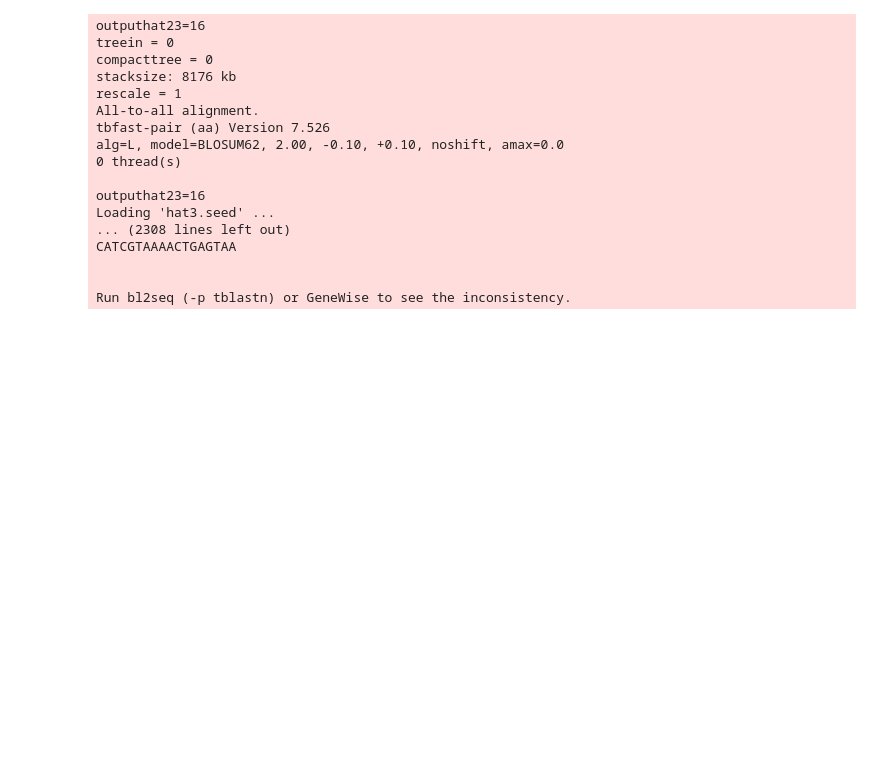
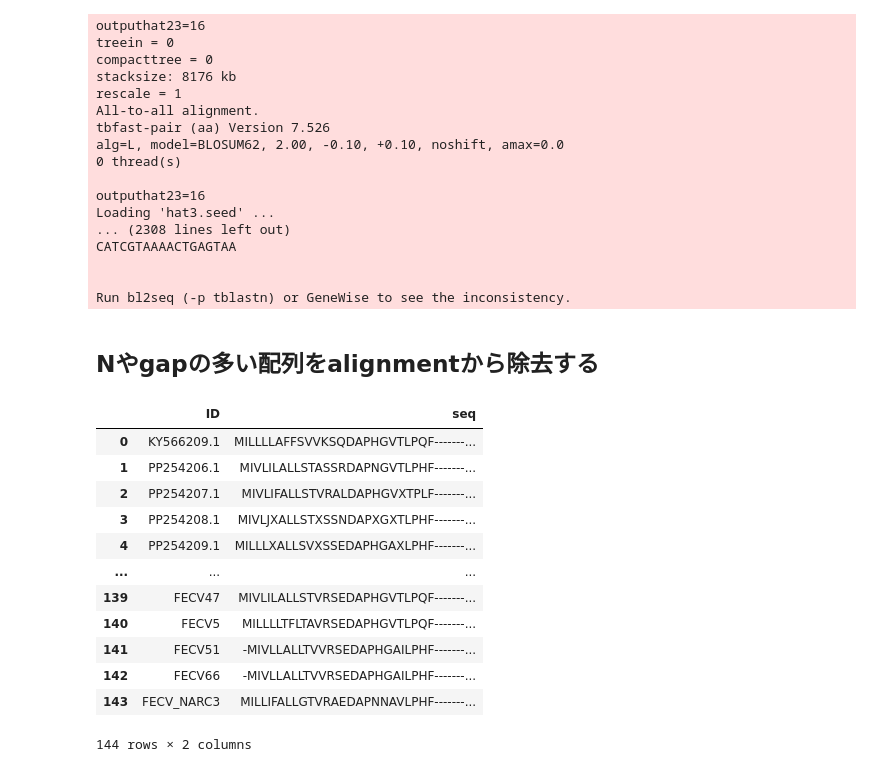
Before and after one commit to skawakubo/FCoV-evolution, a Jupyter notebook: FCoV_wg/250822/extractORF.ipynb, the cells around one changed output. Drawn from its saved outputs; the diff is of its cells as text; code cells hidden in the pictures; blank space fills up the shorter version.

```diff
--- a/FCoV_wg/250822/extractORF.ipynb
+++ b/FCoV_wg/250822/extractORF.ipynb
@@ -189,3 +189,5 @@ CATCGTAAAACTGAGTAA
 
 
 Run bl2seq (-p tblastn) or GeneWise to see the inconsistency.
+# %% [markdown]
+## Nやgapの多い配列をalignmentから除去する
@@ -191,0 +210,17 @@ Run bl2seq (-p tblastn) or GeneWise to see the inconsistency.
+# %%
+seq = fasta_to_dataframe("al_FCoV1_144comp_S_aa.fas")
+seq
+# %% [output]
+|  | ID | seq |
+| 0 | KY566209.1 | MILLLLAFFSVVKSQDAPHGVTLPQF-------... |
+| 1 | PP254206.1 | MIVLILALLSTASSRDAPNGVTLPHF-------... |
+| 2 | PP254207.1 | MIVLIFALLSTVRALDAPHGVXTPLF-------... |
+| 3 | PP254208.1 | MIVLJXALLSTXSSNDAPXGXTLPHF-------... |
+| 4 | PP254209.1 | MILLLXALLSVXSSEDAPHGAXLPHF-------... |
+| ... | ... | ... |
+| 139 | FECV47 | MIVLILALLSTVRSEDAPHGVTLPQF-------... |
+| 140 | FECV5 | MILLLLTFLTAVRSEDAPHGVTLPQF-------... |
+| 141 | FECV51 | -MIVLLALLTVVRSEDAPHGAILPHF-------... |
+| 142 | FECV66 | -MIVLLALLTVVRSEDAPHGAILPHF-------... |
+| 143 | FECV_NARC3 | MILLIFALLGTVRAEDAPNNAVLPHF-------... |
+144 rows × 2 columns
```
Also changed, not shown: parts of 9 cells of this notebook.
